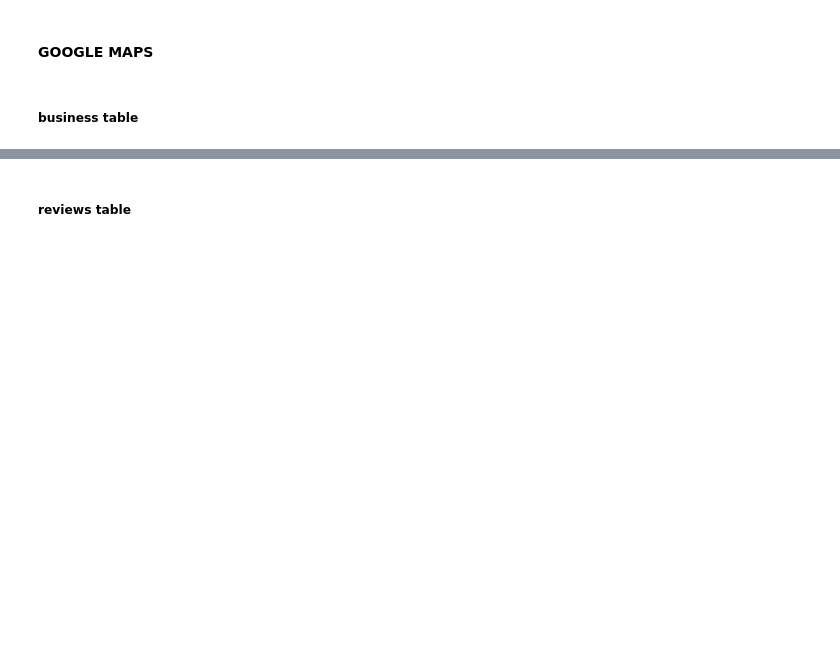
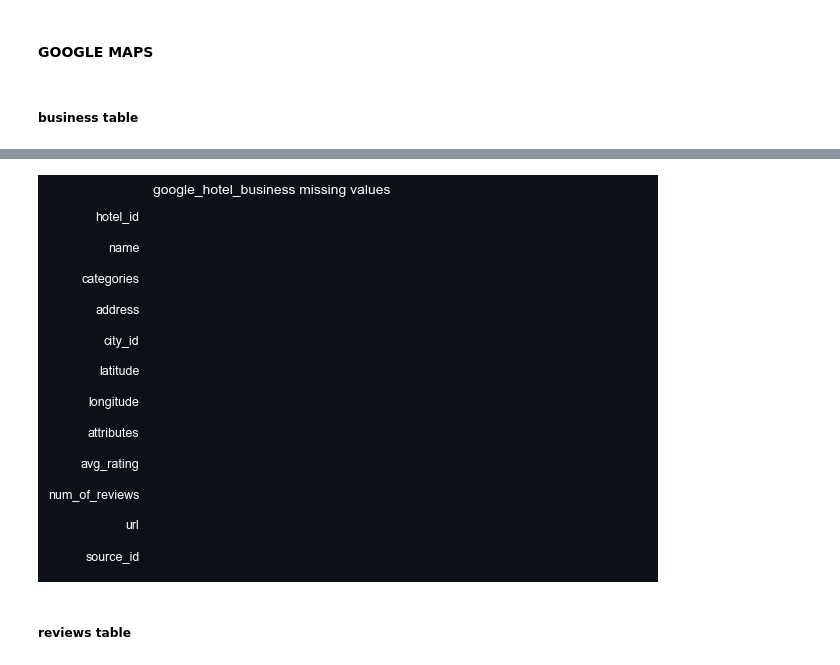
Before and after one commit to LeonardoCostaH/PF_DS_YELP, a Jupyter notebook: 01_ETL.ipynb, the cells around one changed output, grey strips where cells are left out. Cells and saved outputs as stored; diff of their text form; code cells hidden in the pictures; blank space fills up the shorter version.

```diff
--- a/01_ETL.ipynb
+++ b/01_ETL.ipynb
@@ -16,15 +9,0 @@ Cannot find header.dxf (GDAL_DATA is not defined)
-# %%
-# Crear un DataFrame vacío con las columnas especificadas
-sources = pd.DataFrame(columns=["source_id", "source"])
-
-# Load sources
-sources_list = ["yelp", "google maps"]
-for i, source in enumerate(sources_list):
-    new_row = {"source_id": i, "source": source}
-    sources.loc[len(sources)] = new_row
-
-# export data
-sources.to_csv("data/sources.csv", index=False)
-sources.to_parquet("data/sources.parquet", index=False)
-
-sources
@@ -54,0 +41,18 @@ tourist_attraction
+# %%
+# Transform
+sig_ciudades["TIPO"] = sig_ciudades["TIPO"].replace("Ciudad", "city")
+sig_ciudades["TIPO"] = sig_ciudades["TIPO"].replace("Pueblo", "town")
+sig_ciudades.rename(columns={"NOMBRE": "city", "ESTADO": "state_id", "TIPO": "size"}, inplace=True)
+usa_cities.rename(columns={"county_name": "county", "lat": "latitude", "lng": "longitude"}, inplace=True)
+usa_cities.drop(columns=["county_fips", "source", "ranking", "timezone", "incorporated", "military", "state_name", "city_ascii"], inplace=True)
+
+columns_order = ["city_id", "city", "county", "state_id", "population", "density", "latitude", "longitude", "zips"]
+usa_cities = usa_cities.reindex(columns=columns_order)
+usa_cities = pd.merge(usa_cities, sig_ciudades[["city", "state_id", "geometry"]], on=["city", "state_id"])
+
+for i, row in usa_cities.iterrows():
+    usa_cities.at[i, 'city_id'] = int(i+1)
+
+# Export
+usa_cities.to_csv("data/usa_cities.csv", index=False)
+usa_cities
@@ -165 +206,4 @@ yelp_users
+# %%
+# Import
+raw_google_business = pd.read_parquet('data/google/metadata_sitio.parquet')
 # %%
@@ -234,2 +269,8 @@ google_business
+# %%
+#Explore and export
+personalised_graphics.missing_values_heatmap(google_hotel_business, "google_hotel_business")
+google_hotel_business.to_csv("data/google_hotel_business.csv", index=False)
+# %% [output]
+[figure, added]
 # %% [markdown]
 ##### reviews table
```
Also changed, not shown: parts of 36 cells of this notebook, 30 other files.
